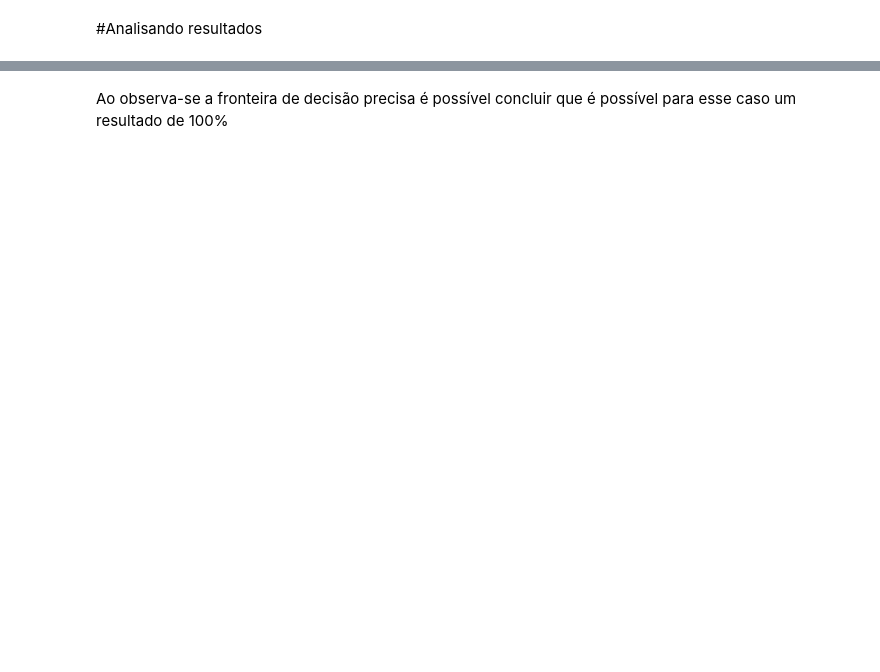
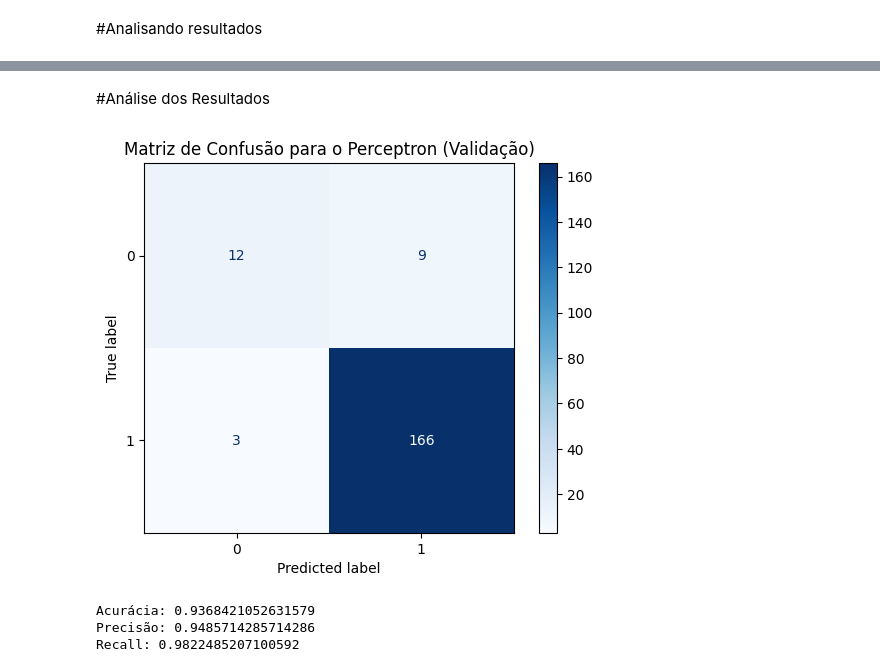
Before and after one commit to VSennaa/ml_diabetes_classification, a Jupyter notebook: perceptron_diabetes.ipynb, the cells around one changed output, grey strips where cells are left out. Cells and saved outputs as stored; diff of their text form; code cells hidden in the pictures; blank space fills up the shorter version.

```diff
--- a/perceptron_diabetes.ipynb
+++ b/perceptron_diabetes.ipynb
@@ -148,19 +166,7 @@ Baseado na correleção de pearson, optou-se por HbA1c (0.674914) e BMI (0.36085
-# %%
-from sklearn.utils import resample
-
-df_majority = df[df.CLASS == 0]
-df_minority = df[df.CLASS == 1]
-
-# Fazer downsample da classe majoritária para o tamanho da minoritária
-df_majority_downsampled = resample(df_majority,
-                                   replace=False,
-                                   n_samples=len(df_minority),
-                                   random_state=42)
-
-# Combinar os dados balanceados
-df_balanced = pd.concat([df_majority_downsampled, df_minority]).sample(frac=1, random_state=42)
-
-# Selecionar features relevantes
-features = ["HbA1c", "BMI", "TG", "Chol"]
-X = df_balanced[features].values.T
-y = df_balanced["CLASS"].values.astype(int)
+# %%
+# Selecionar features relevantes
+features = ["HbA1c", "BMI", "TG", "AGE"]
+X = x[features].values.T
+Y = y.values.flatten()
+
+Y
@@ -220,15 +244,18 @@ def treinar_perceptron(x, y, w_inicial, eta=0.1, max_iter=1000):
         cont (int): Número de atualizações realizadas.
     """
     w = w_inicial.copy()
-    e = np.ones(len(y))
+    # Use the values of y as a NumPy array to avoid index issues
+    y_values = y.values
+    e = np.ones(len(y_values))
     cont = 0
     iteracoes = 0
 
     while np.any(e) and iteracoes < max_iter:
-        for i in range(len(y)):
+        for i in range(len(y_values)):
             u = np.dot(x[:, i], w)
             f = ((np.sign(u) + 1) / 2).item()  # garante que f é escalar
-            e[i] = y[i] - f
+            # Access y using positional index from the values array
+            e[i] = y_values[i] - f
             w += eta * e[i] * x[:, i].reshape(-1, 1)
             cont += 1
         iteracoes += 1
@@ -326,2 +299,21 @@ plt.show()
-# %% [markdown]
-Ao observa-se a fronteira de decisão precisa é possível concluir que é possível para esse caso um resultado de 100%
+# %% [markdown]
+#Análise dos Resultados
+# %%
+# Matriz de Confusão Perceptron
+cm = confusion_matrix(y_val, y_val_pred)
+# Criar o gráfico da matriz de confusão
+disp = ConfusionMatrixDisplay(confusion_matrix=cm, display_labels=[0, 1]) # Defina os rótulos das classes conforme necessário
+disp.plot(cmap=plt.cm.Blues)
+plt.title('Matriz de Confusão para o Perceptron (Validação)')
+plt.show()
+# %% [output]
+[figure, added]
+# %%
+y_pred = y_val_pred
+print("Acurácia:", accuracy_score(y_val, y_pred))
+print("Precisão:", precision_score(y_val, y_pred))
+print("Recall:", recall_score(y_val, y_pred))
+# %% [output]
+Acurácia: 0.9368421052631579
+Precisão: 0.9485714285714286
+Recall: 0.9822485207100592
```
Also changed, not shown: parts of 18 cells of this notebook.
